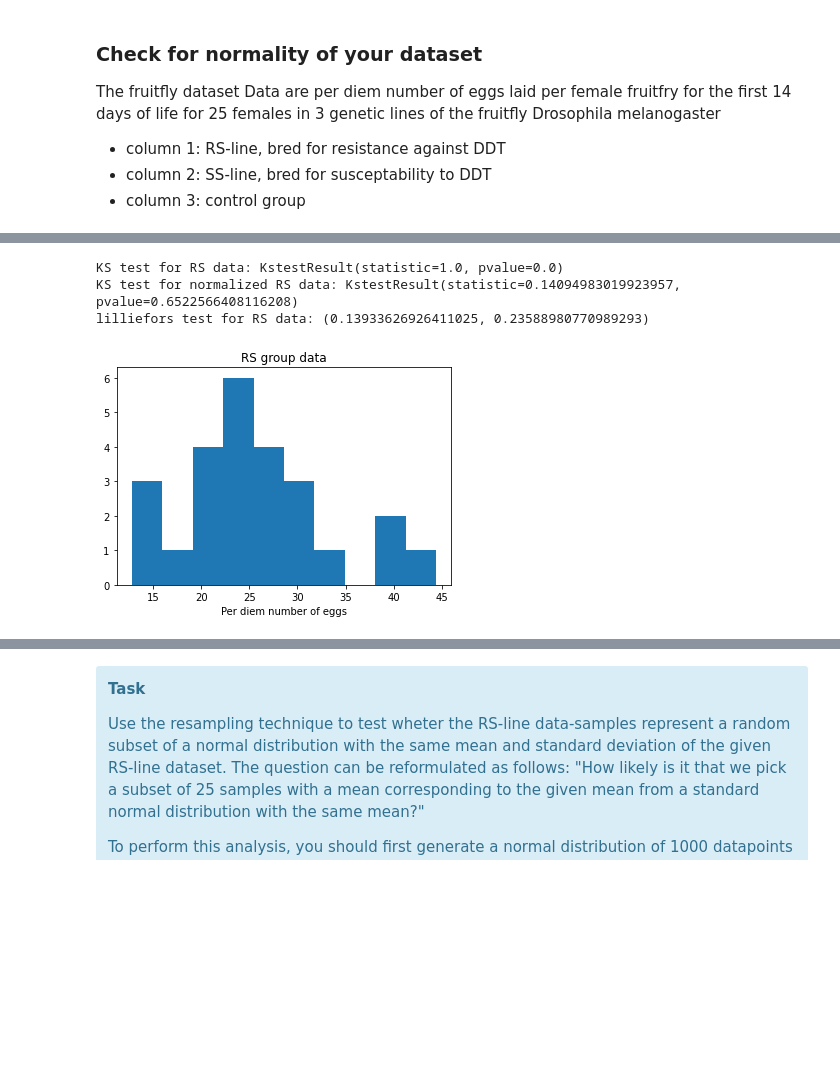
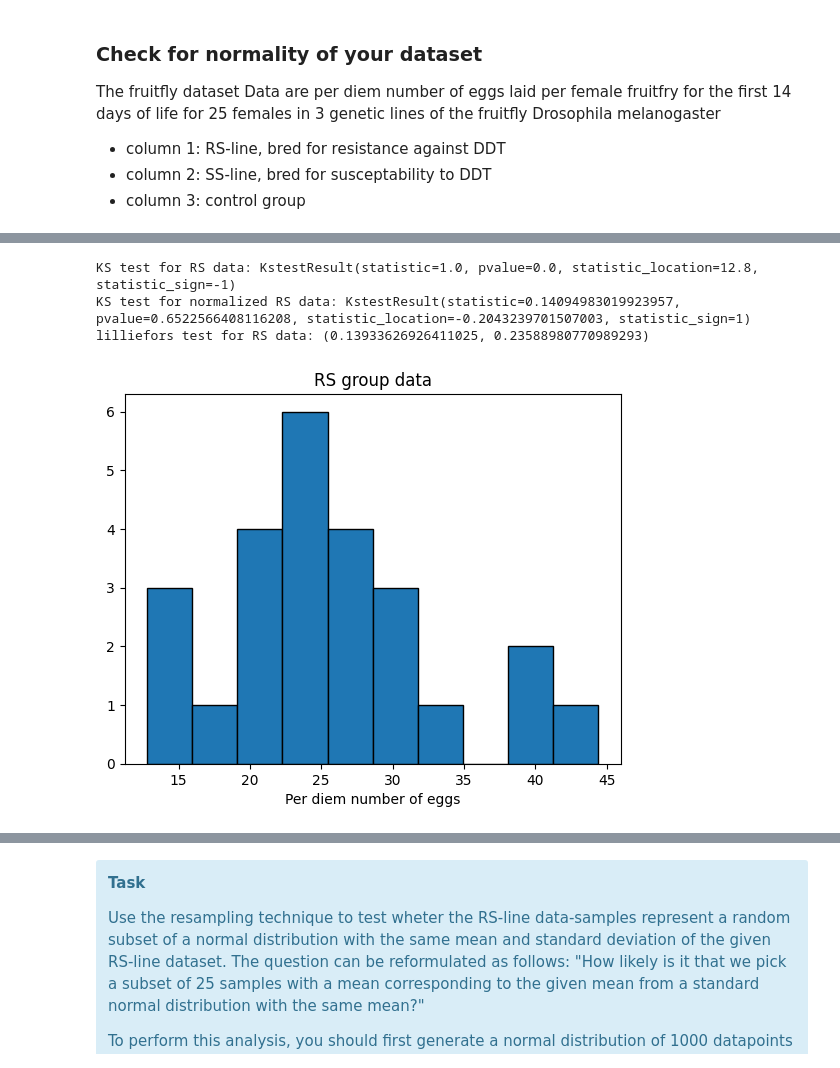
Before and after one commit to vbelpair/Ugent, a Jupyter notebook: Medical_Signal_Processing_and_Statistics/assignment_2/ex02_elise.ipynb, the cells around one changed output, grey strips where cells are left out. Cells and saved outputs as stored; diff of their text form; code cells hidden in the pictures; blank space fills up the shorter version.

```diff
--- a/Medical_Signal_Processing_and_Statistics/assignment_2/ex02_elise.ipynb
+++ b/Medical_Signal_Processing_and_Statistics/assignment_2/ex02_elise.ipynb
@@ -63,20 +63,20 @@ What your answer should look like:
 # %%
 # Your code and figures go here
 RSdata = dat[:,0]
-plt.hist(RSdata)
+plt.hist(RSdata,ec='black')
 plt.title('RS group data')
 plt.xlabel('Per diem number of eggs')
 
 norm_RSdata = (RSdata - np.mean(RSdata)) / np.std(RSdata)
 
-print('KS test for RS data:',stats.kstest(RSdata,'norm'))
-print('KS test for normalized RS data:',stats.kstest(norm_RSdata,'norm'))
+print('KS test for RS data:',stats.kstest(RSdata,stats.norm.cdf))
+print('KS test for normalized RS data:',stats.kstest(norm_RSdata,stats.norm.cdf))
 print('lilliefors test for RS data:', sm.stats.lilliefors(RSdata,'norm',pvalmethod='table'))
 # %% [output]
-KS test for RS data: KstestResult(statistic=1.0, pvalue=0.0)
-KS test for normalized RS data: KstestResult(statistic=0.14094983019923957, pvalue=0.6522566408116208)
+KS test for RS data: KstestResult(statistic=1.0, pvalue=0.0, statistic_location=12.8, statistic_sign=-1)
+KS test for normalized RS data: KstestResult(statistic=0.14094983019923957, pvalue=0.6522566408116208, statistic_location=-0.2043239701507003, statistic_sign=1)
 lilliefors test for RS data: (0.13933626926411025, 0.23588980770989293)
-[figure, old version]
+[figure, new version]
 # %%
 randomdata = np.random.normal(5,2,100)
 
```
Also changed, not shown: parts of 9 cells of this notebook.
